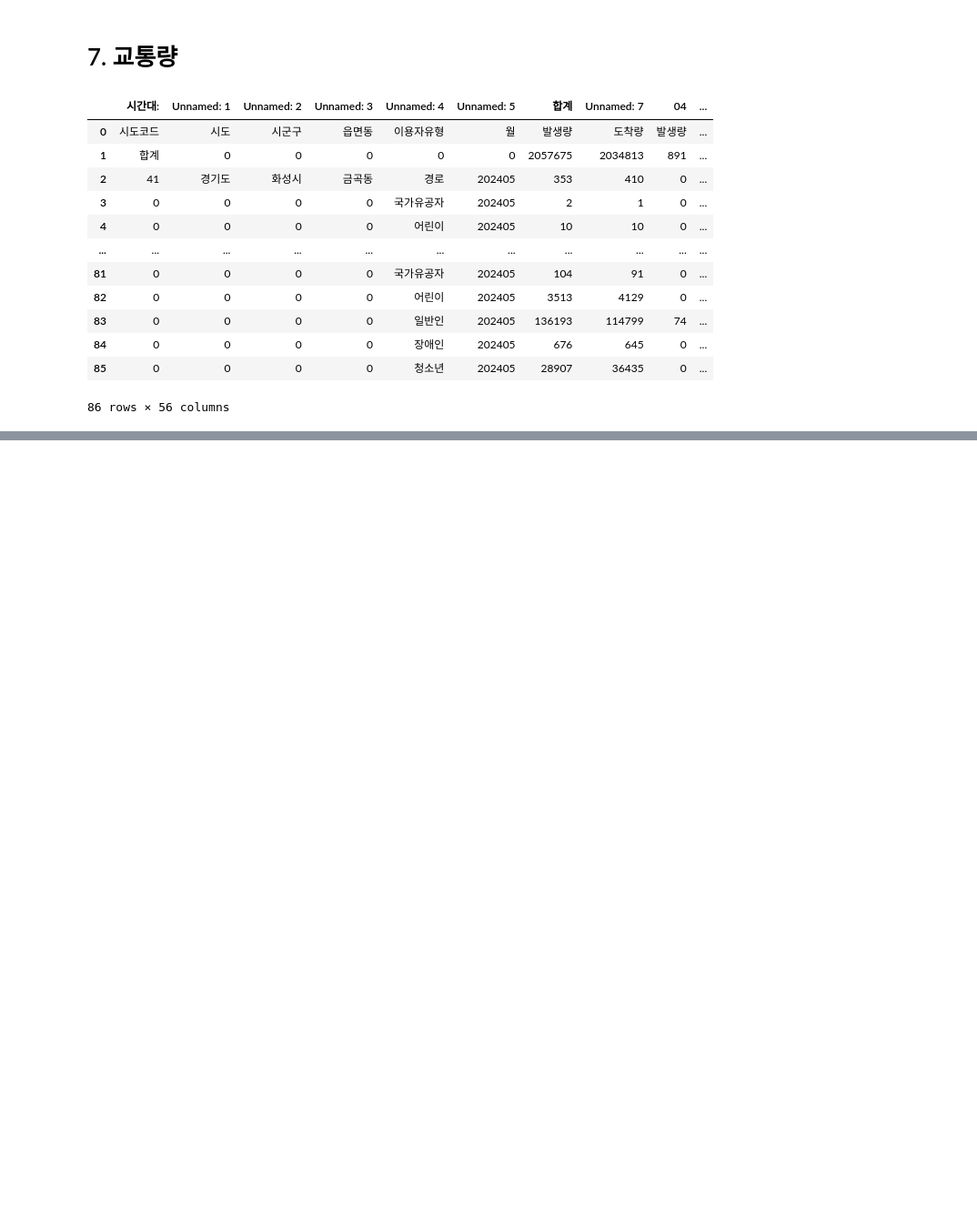
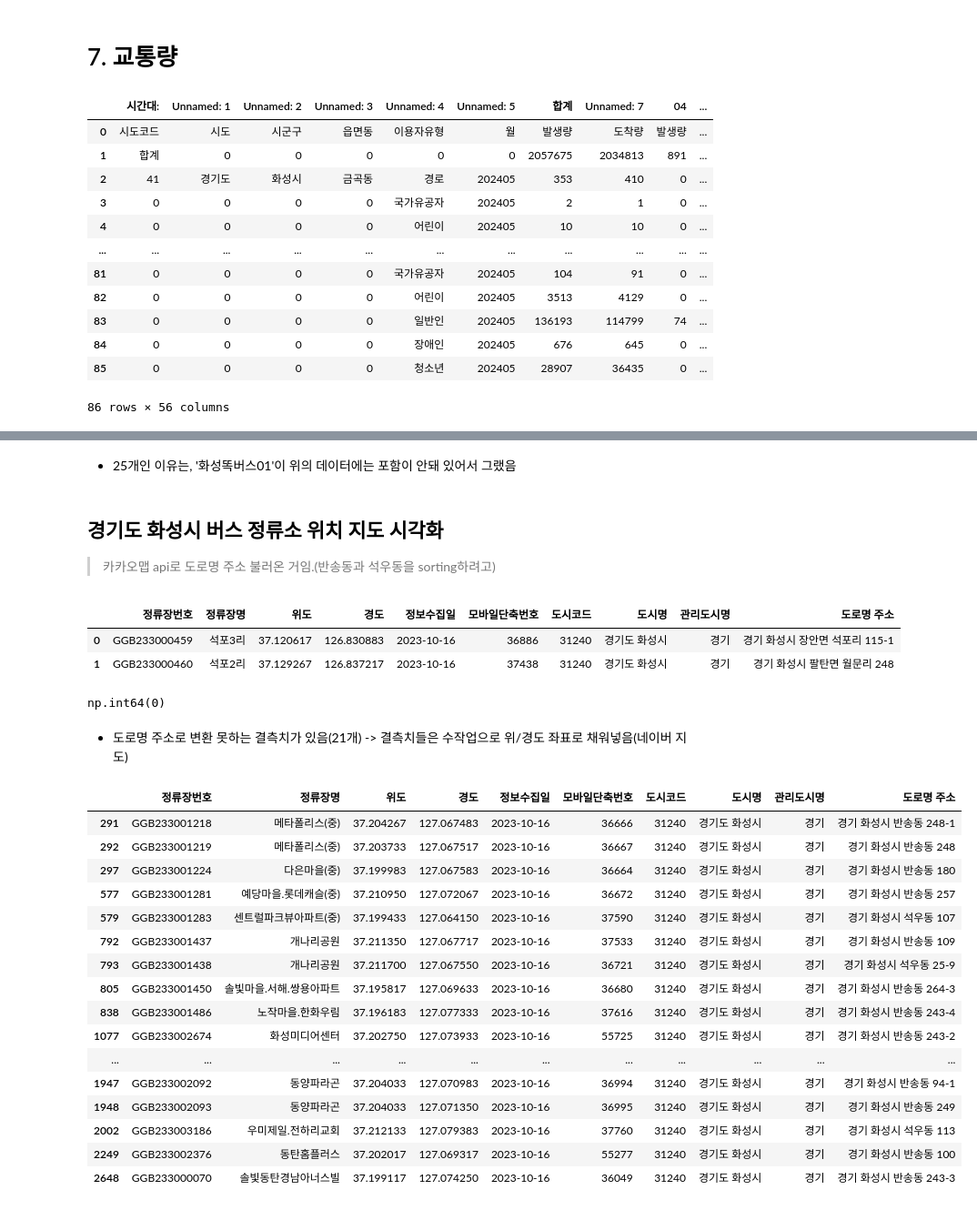
Before and after one commit to oneyoun/GTX-A-Bus-lane-optimization, a Jupyter notebook: 동릉이_data_check.ipynb, the cells around one changed output, grey strips where cells are left out. Shown at 91% size. Drawn from its saved outputs; the diff is of its cells as text; code cells hidden in the pictures; blank space fills up the shorter version.

```diff
--- a/동릉이_data_check.ipynb
+++ b/동릉이_data_check.ipynb
@@ -247,0 +291,46 @@ df
+# %% [markdown]
+* 25개인 이유는, '화성똑버스01'이 위의 데이터에는 포함이 안돼 있어서 그랬음
+# %% [markdown]
+## 경기도 화성시 버스 정류소 위치 지도 시각화
+> 카카오맵 api로 도로명 주소 불러온 거임.(반송동과 석우동을 sorting하려고)
+# %%
+stop_cord = pd.read_csv('C:/Users/kartboy10/Documents/GTX-A-Bus-lane-optimization/GTX_동탄역_data/공공데이터포털/국토교통부_(수정)경기도 화성시 버스 정류장 주소.csv', encoding='euc-kr')
+stop_cord.head(2)
+# %% [output]
+|  | 정류장번호 | 정류장명 | 위도 | 경도 | 정보수집일 | 모바일단축번호 | 도시코드 | 도시명 | 관리도시명 | 도로명 주소 |
+| 0 | GGB233000459 | 석포3리 | 37.120617 | 126.830883 | 2023-10-16 | 36886 | 31240 | 경기도 화성시 | 경기 | 경기 화성시 장안면 석포리 115-1 |
+| 1 | GGB233000460 | 석포2리 | 37.129267 | 126.837217 | 2023-10-16 | 37438 | 31240 | 경기도 화성시 | 경기 | 경기 화성시 팔탄면 월문리 248 |
+# %%
+#결측치
+stop_cord['도로명 주소'].isnull().sum()
+# %% [output]
+np.int64(0)
+# %% [markdown]
+* 도로명 주소로 변환 못하는 결측치가 있음(21개)
+  -> 결측치들은 수작업으로 위/경도 좌표로 채워넣음(네이버 지도)
+# %%
+# 동탄1동 행정구역은 반송동(일부) & 석우동임.
+new_stop_cord = stop_cord[stop_cord['도로명 주소'].str.contains('반송동|석우동')]
+
+#동탄1동의 범위를 좌표값으로 sorting
+new_stop_cord = new_stop_cord[(new_stop_cord['위도'] > 37.19576) & (stop_cord['위도'] < 37.22613)]
+new_stop_cord = new_stop_cord[(new_stop_cord['경도'] > 127.0594) & (stop_cord['경도'] < 127.0887)]
+new_stop_cord
+# %% [output]
+|  | 정류장번호 | 정류장명 | 위도 | 경도 | 정보수집일 | 모바일단축번호 | 도시코드 | 도시명 | 관리도시명 | 도로명 주소 |
+| 291 | GGB233001218 | 메타폴리스(중) | 37.204267 | 127.067483 | 2023-10-16 | 36666 | 31240 | 경기도 화성시 | 경기 | 경기 화성시 반송동 248-1 |
+| 292 | GGB233001219 | 메타폴리스(중) | 37.203733 | 127.067517 | 2023-10-16 | 36667 | 31240 | 경기도 화성시 | 경기 | 경기 화성시 반송동 248 |
+| 297 | GGB233001224 | 다은마을(중) | 37.199983 | 127.067583 | 2023-10-16 | 36664 | 31240 | 경기도 화성시 | 경기 | 경기 화성시 반송동 180 |
+| 577 | GGB233001281 | 예당마을.롯데캐슬(중) | 37.210950 | 127.072067 | 2023-10-16 | 36672 | 31240 | 경기도 화성시 | 경기 | 경기 화성시 반송동 257 |
+| 579 | GGB233001283 | 센트럴파크뷰아파트(중) | 37.199433 | 127.064150 | 2023-10-16 | 37590 | 31240 | 경기도 화성시 | 경기 | 경기 화성시 석우동 107 |
+| 792 | GGB233001437 | 개나리공원 | 37.211350 | 127.067717 | 2023-10-16 | 37533 | 31240 | 경기도 화성시 | 경기 | 경기 화성시 반송동 109 |
+| 793 | GGB233001438 | 개나리공원 | 37.211700 | 127.067550 | 2023-10-16 | 36721 | 31240 | 경기도 화성시 | 경기 | 경기 화성시 석우동 25-9 |
+| 805 | GGB233001450 | 솔빛마을.서해.쌍용아파트 | 37.195817 | 127.069633 | 2023-10-16 | 36680 | 31240 | 경기도 화성시 | 경기 | 경기 화성시 반송동 264-3 |
+| 838 | GGB233001486 | 노작마을.한화우림 | 37.196183 | 127.077333 | 2023-10-16 | 37616 | 31240 | 경기도 화성시 | 경기 | 경기 화성시 반송동 243-4 |
+| 1077 | GGB233002674 | 화성미디어센터 | 37.202750 | 127.073933 | 2023-10-16 | 55725 | 31240 | 경기도 화성시 | 경기 | 경기 화성시 반송동 243-2 |
+| ... | ... | ... | ... | ... | ... | ... | ... | ... | ... | ... |
+| 1947 | GGB233002092 | 동양파라곤 | 37.204033 | 127.070983 | 2023-10-16 | 36994 | 31240 | 경기도 화성시 | 경기 | 경기 화성시 반송동 94-1 |
+| 1948 | GGB233002093 | 동양파라곤 | 37.204033 | 127.071350 | 2023-10-16 | 36995 | 31240 | 경기도 화성시 | 경기 | 경기 화성시 반송동 249 |
+| 2002 | GGB233003186 | 우미제일.전하리교회 | 37.212133 | 127.079383 | 2023-10-16 | 37760 | 31240 | 경기도 화성시 | 경기 | 경기 화성시 석우동 113 |
+| 2249 | GGB233002376 | 동탄홈플러스 | 37.202017 | 127.069317 | 2023-10-16 | 55277 | 31240 | 경기도 화성시 | 경기 | 경기 화성시 반송동 100 |
+| 2648 | GGB233000070 | 솔빛동탄경남아너스빌 | 37.199117 | 127.074250 | 2023-10-16 | 36049 | 31240 | 경기도 화성시 | 경기 | 경기 화성시 반송동 243-3 |
```
Also changed, not shown: parts of 53 cells of this notebook, 18 other files.
